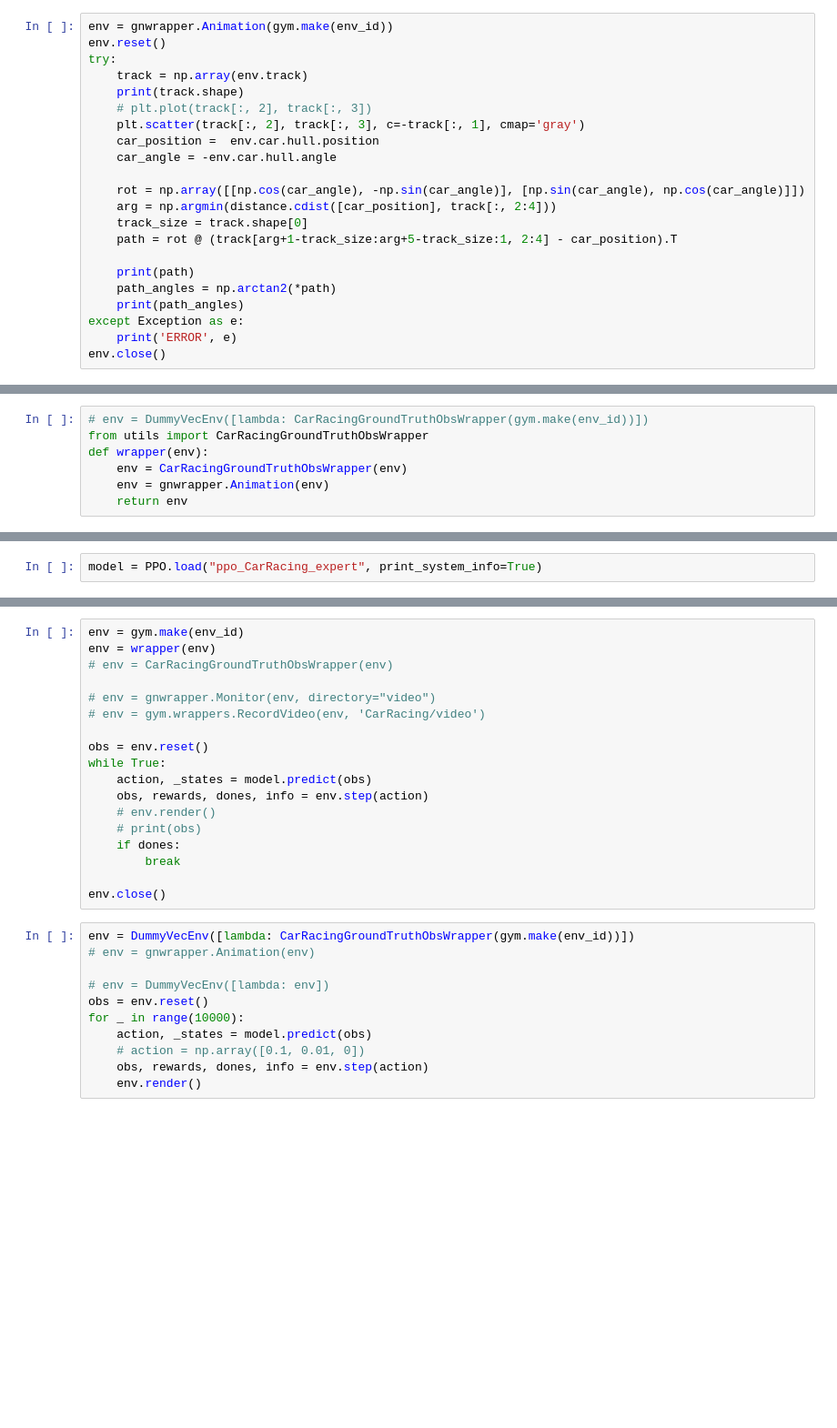
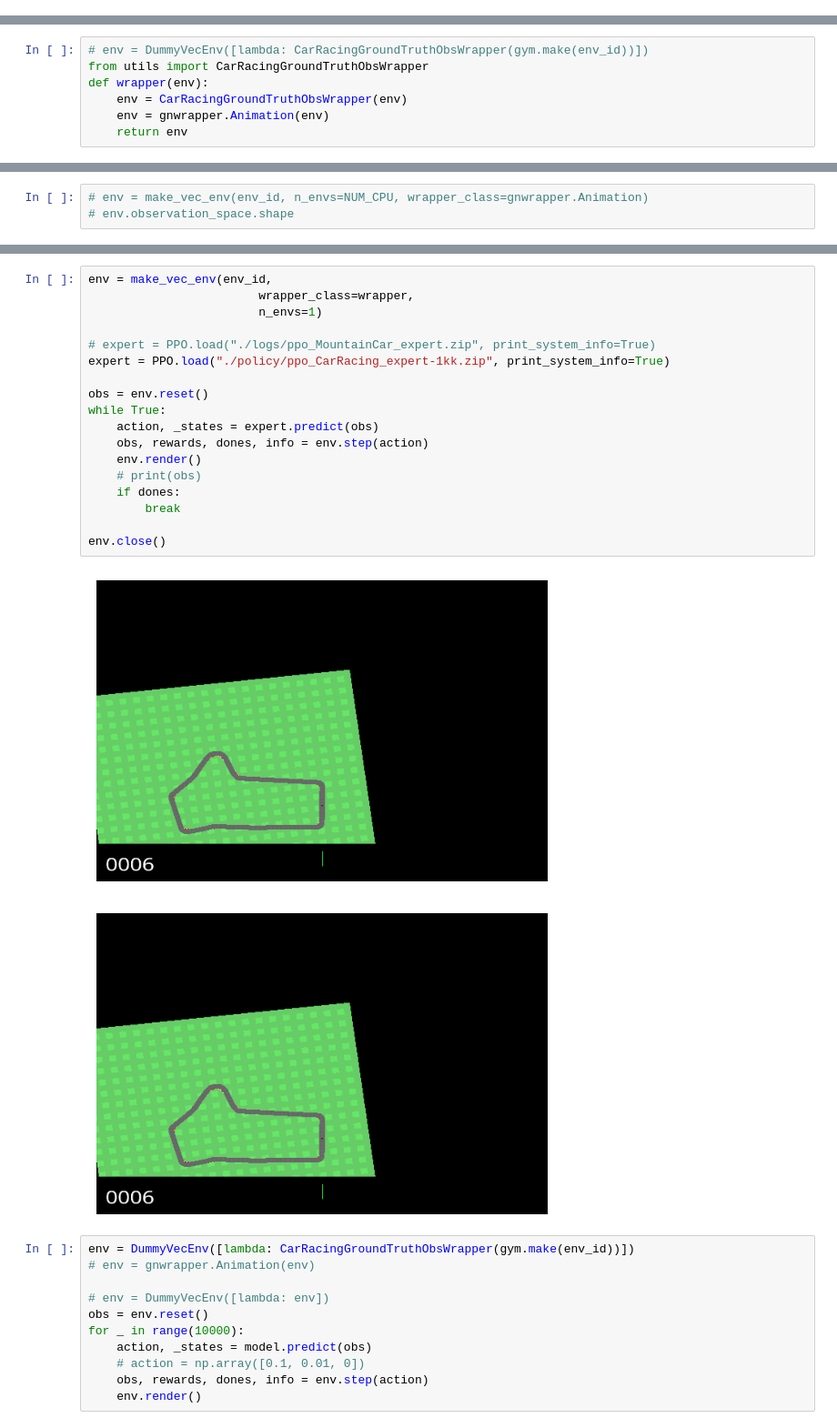
Before and after one commit to Vvlad1slavV/LBC-RL, a Jupyter notebook: CarRacing/CarRacing.ipynb, the cells around one changed output, grey strips where cells are left out. Shown at 91% size. Saved outputs shown, nothing was run; the diff lists cells and outputs as text; blank space fills up the shorter version.

Commit message:
CarRacing Imitation Learning

```diff
--- a/CarRacing/CarRacing.ipynb
+++ b/CarRacing/CarRacing.ipynb
@@ -20,25 +24,3 @@ import gnwrapper
 # %%
 env_id = "CarRacing-v0"
 NUM_CPU = 4  # Number0of processes to use
-# %%
-env = gnwrapper.Animation(gym.make(env_id))
-env.reset()
-try:
-    track = np.array(env.track)
-    print(track.shape)
-    # plt.plot(track[:, 2], track[:, 3])
-    plt.scatter(track[:, 2], track[:, 3], c=-track[:, 1], cmap='gray')
-    car_position =  env.car.hull.position
-    car_angle = -env.car.hull.angle
-
-    rot = np.array([[np.cos(car_angle), -np.sin(car_angle)], [np.sin(car_angle), np.cos(car_angle)]])
-    arg = np.argmin(distance.cdist([car_position], track[:, 2:4]))
-    track_size = track.shape[0]
-    path = rot @ (track[arg+1-track_size:arg+5-track_size:1, 2:4] - car_position).T
-
-    print(path)
-    path_angles = np.arctan2(*path)
-    print(path_angles)
-except Exception as e:
-    print('ERROR', e)
-env.close()
@@ -138,4 +100,5 @@ model.learn(total_timesteps=100_000, progress_bar=True)
 
 env.close()
 # %%
-model = PPO.load("ppo_CarRacing_expert", print_system_info=True)
+# env = make_vec_env(env_id, n_envs=NUM_CPU, wrapper_class=gnwrapper.Animation)
+# env.observation_space.shape
@@ -142,21 +150,24 @@ model = PPO.load("ppo_CarRacing_expert", print_system_info=True)
 # %%
-env = gym.make(env_id)
-env = wrapper(env)
-# env = CarRacingGroundTruthObsWrapper(env)
+env = make_vec_env(env_id,
+                        wrapper_class=wrapper,
+                        n_envs=1)
 
-# env = gnwrapper.Monitor(env, directory="video")
-# env = gym.wrappers.RecordVideo(env, 'CarRacing/video')
+# expert = PPO.load("./logs/ppo_MountainCar_expert.zip", print_system_info=True)
+expert = PPO.load("./policy/ppo_CarRacing_expert-1kk.zip", print_system_info=True)
 
 obs = env.reset()
 while True:
-    action, _states = model.predict(obs)
+    action, _states = expert.predict(obs)
     obs, rewards, dones, info = env.step(action)
-    # env.render()
+    env.render()
     # print(obs)
     if dones:
         break
 
 env.close()
+# %% [output]
+[figure, added]
+[figure, added]
 # %%
 env = DummyVecEnv([lambda: CarRacingGroundTruthObsWrapper(gym.make(env_id))])
 # env = gnwrapper.Animation(env)
```
Also changed, not shown: parts of 11 cells of this notebook, 2 other files.
